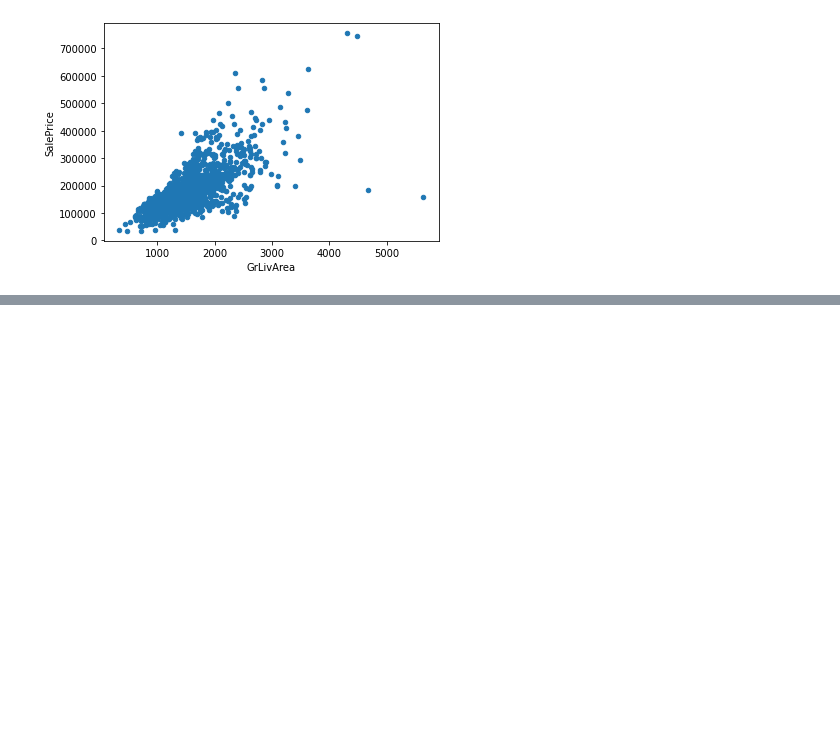
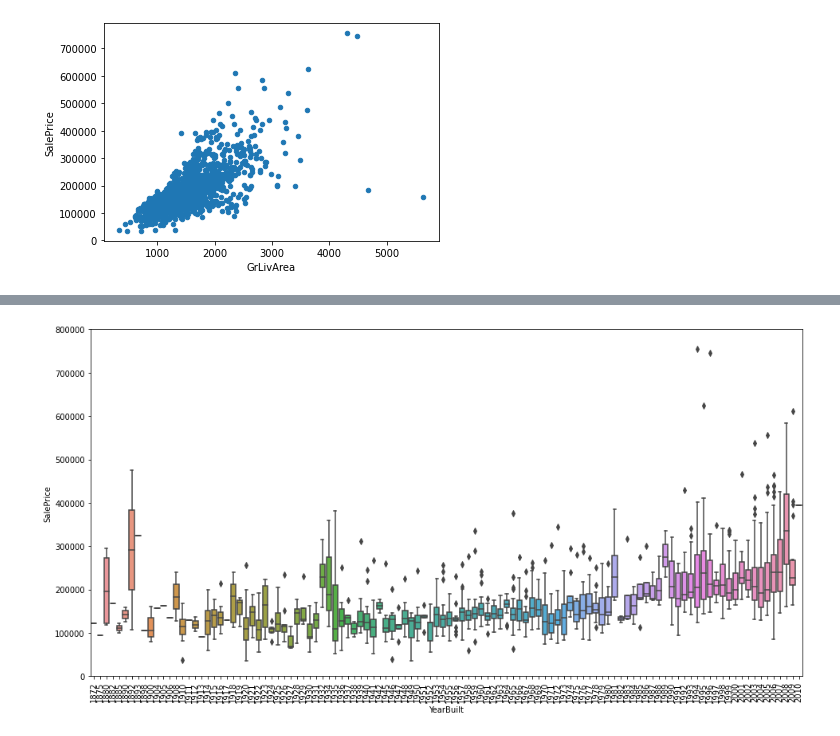
Before and after one commit to preetikhullbe/House_Sale_Price_EDA, a Jupyter notebook: house_sale_Capstone_Project_Problem.ipynb, the cells around one changed output, grey strips where cells are left out. Saved outputs shown, nothing was run; the diff lists cells and outputs as text; code cells hidden in the pictures; blank space fills up the shorter version.

```diff
--- a/house_sale_Capstone_Project_Problem.ipynb
+++ b/house_sale_Capstone_Project_Problem.ipynb
@@ -147,0 +169,9 @@ data.plot.scatter(x='GrLivArea', y='SalePrice');
+# %%
+
+data = pd.concat([house_sale['SalePrice'], house_sale['YearBuilt']], axis=1)
+f, ax = plt.subplots(figsize=(16, 8))
+fig = sn.boxplot(x="YearBuilt", y="SalePrice", data=data)
+fig.axis(ymin=0, ymax=800000);
+plt.xticks(rotation=90);
+# %% [output]
+[figure, added]
```
Also changed, not shown: parts of 5 cells of this notebook.
